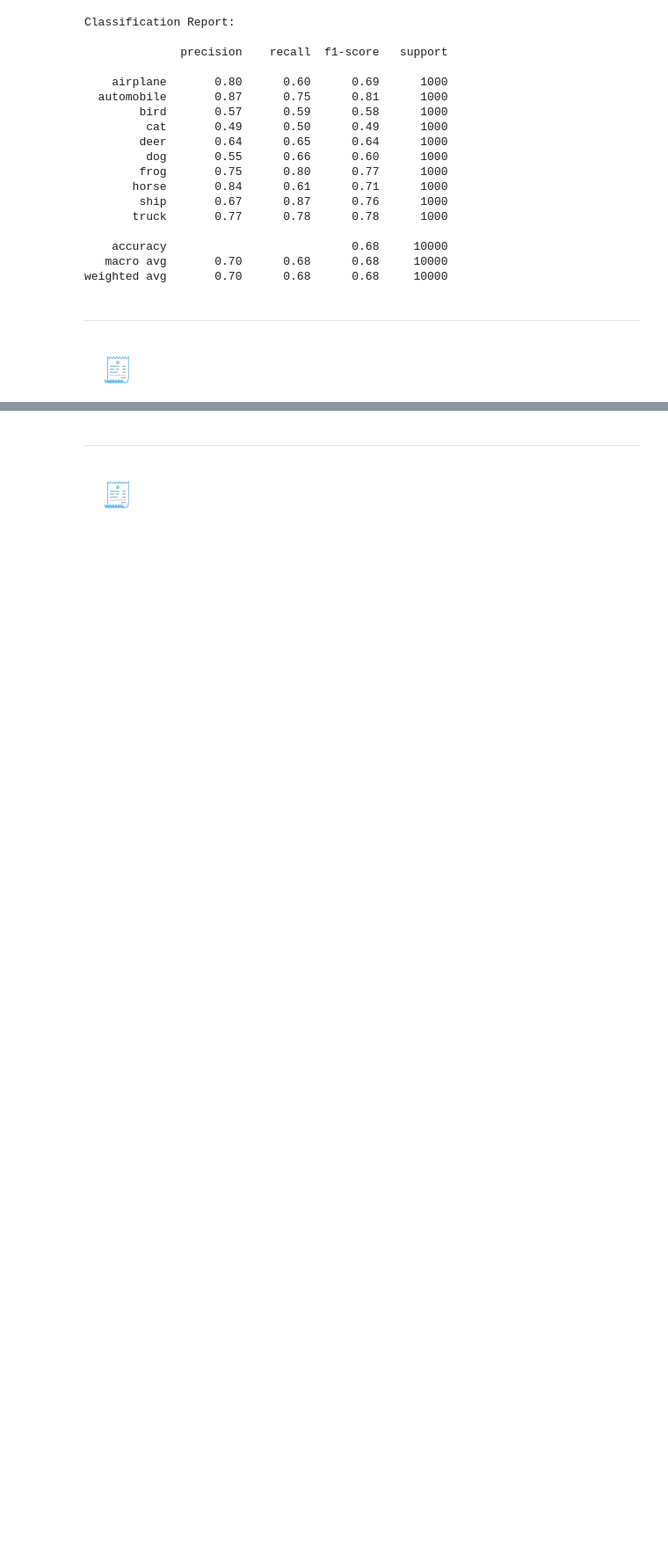
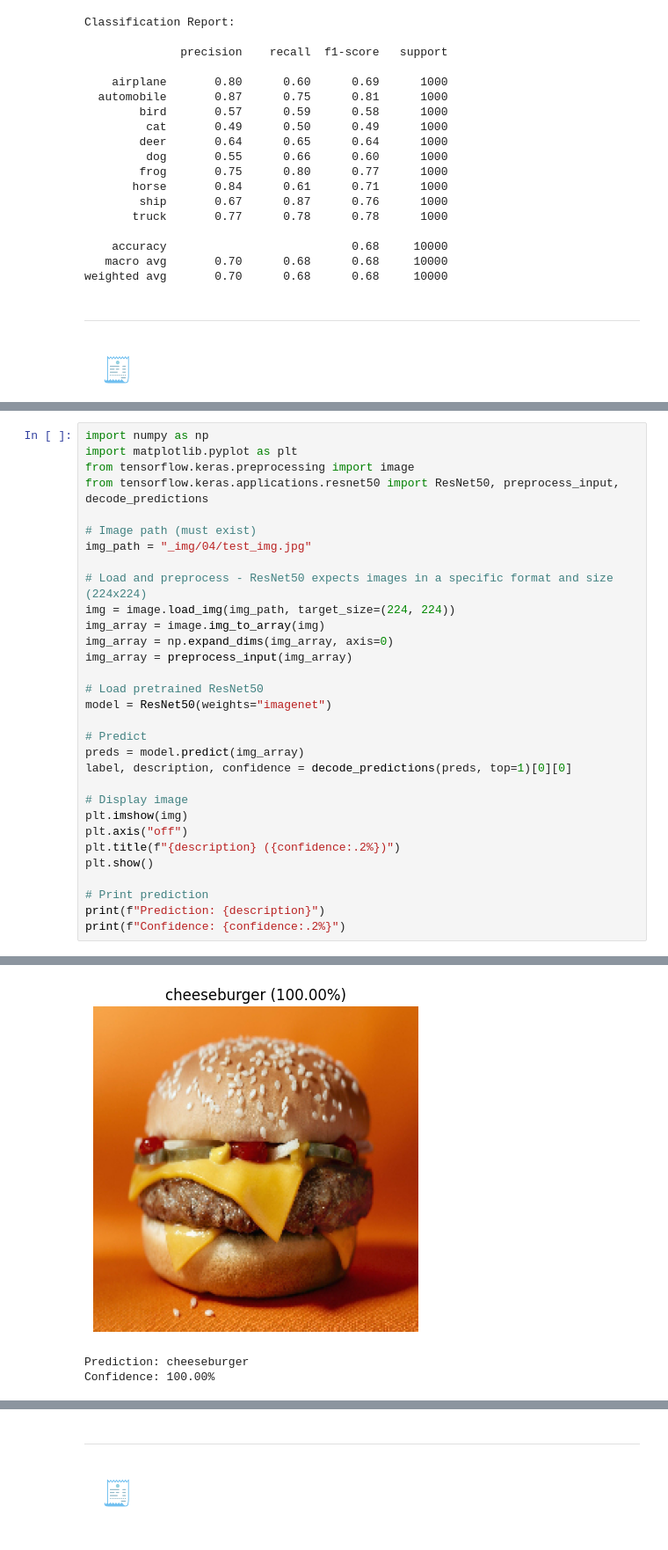
Before and after one commit to mohd-faizy/applied-deep-learning-keras, a Jupyter notebook: 04_Autoencoders.ipynb, the cells around one changed output, grey strips where cells are left out. Shown at 88% size. Cells and saved outputs as stored; diff of their text form; blank space fills up the shorter version.

```diff
--- a/04_Autoencoders.ipynb
+++ b/04_Autoencoders.ipynb
@@ -863,0 +836,32 @@ Predicted: [('n03000134', 'chainlink_fence', np.float32(0.17917953))]
+# %%
+import numpy as np
+import matplotlib.pyplot as plt
+from tensorflow.keras.preprocessing import image
+from tensorflow.keras.applications.resnet50 import ResNet50, preprocess_input, decode_predictions
+
+# Image path (must exist)
+img_path = "_img/04/test_img.jpg"
+
+# Load and preprocess - ResNet50 expects images in a specific format and size (224x224)
+img = image.load_img(img_path, target_size=(224, 224))
+img_array = image.img_to_array(img)
+img_array = np.expand_dims(img_array, axis=0)
+img_array = preprocess_input(img_array)
+
+# Load pretrained ResNet50
+model = ResNet50(weights="imagenet")
+
+# Predict
+preds = model.predict(img_array)
+label, description, confidence = decode_predictions(preds, top=1)[0][0]
+
+# Display image
+plt.imshow(img)
+plt.axis("off")
+plt.title(f"{description} ({confidence:.2%})")
+plt.show()
+
+# Print prediction
+print(f"Prediction: {description}")
+print(f"Confidence: {confidence:.2%}")
+# %% [output]
@@ -863,0 +870,3 @@ Predicted: [('n03000134', 'chainlink_fence', np.float32(0.17917953))]
+[figure, added]
+Prediction: cheeseburger
+Confidence: 100.00%
```
Also changed, not shown: parts of 10 cells of this notebook, 4 other files.
